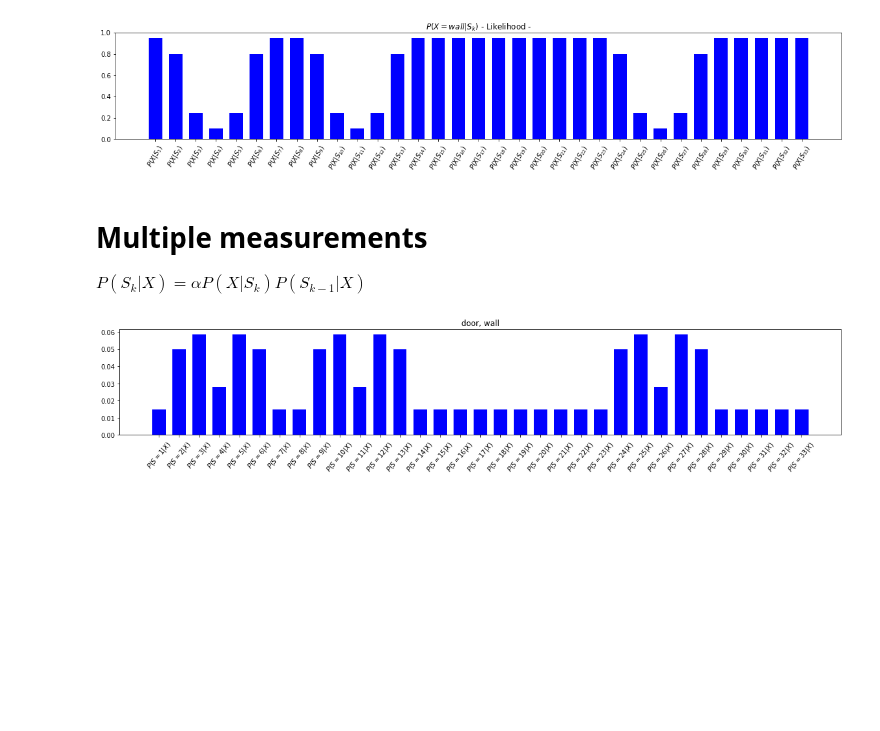
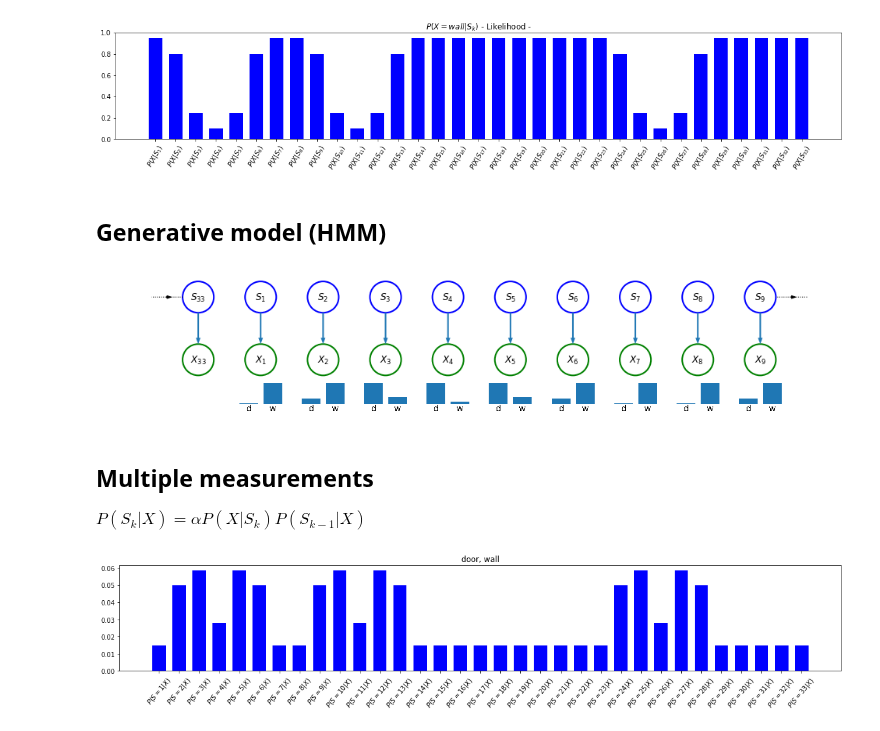
Before and after one commit to jganzabal/Kalman-as-Recursive-Bayesian-Estimation, a Jupyter notebook: Histogram Filters.ipynb, the cells around one changed output. Saved outputs shown, nothing was run; the diff lists cells and outputs as text; code cells hidden in the pictures; blank space fills up the shorter version.

```diff
--- a/Histogram Filters.ipynb
+++ b/Histogram Filters.ipynb
@@ -125,7 +122,15 @@ kalman.plot_distribution(likelihood['wall'],  title = '$P(X=wall|S_k)$ - Likelih
 # %% [output]
 [figure]
 [figure]
+# %% [markdown]
+## Generative model (HMM)
+# %%
+images_map = hmm.get_image_map_sensor(likelihood['door'])
+hmm.plot_basic_hmm_model(N = N, N_states_visible = 10, circular = True, stay_step_prob = 0,
+                         one_step_prob = 0.0, two_step_prob = 0, figsize = (20,3), images_map = images_map)
+# %% [output]
+[figure, added]
 # %% [markdown]
-# Multiple measurements
+## Multiple measurements
 $P(S_{k}|X) = \alpha{P(X|S_k)P(S_{k-1}|X)}$
 # %%
```
Also changed, not shown: parts of 37 cells of this notebook, 2 other files.
